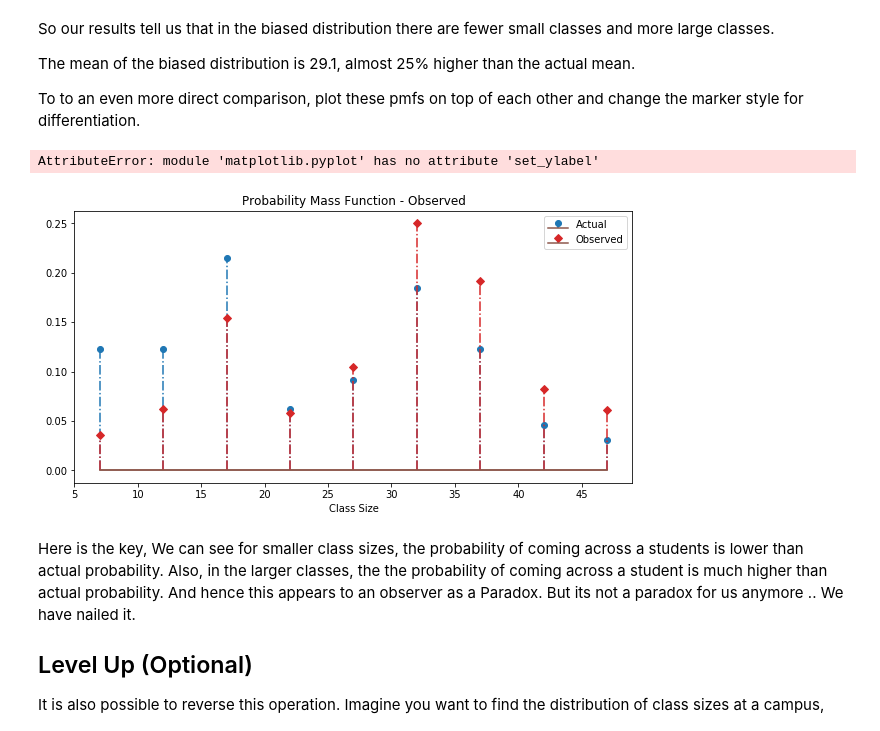
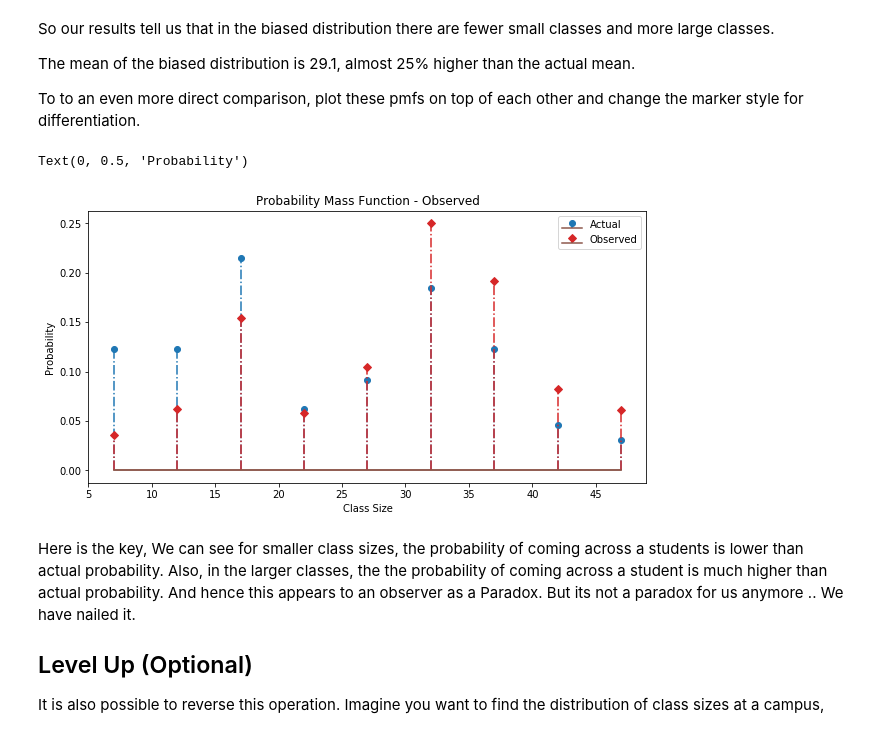
Before and after one commit to georgewillben/dsc-0-09-07-stats-pmf-lab-online-ds-pt-100118, a Jupyter notebook: index.ipynb, the cells around one changed output. Saved outputs shown, nothing was run; the diff lists cells and outputs as text; code cells hidden in the pictures.

```diff
--- a/index.ipynb
+++ b/index.ipynb
@@ -200,15 +200,15 @@ To to an even more direct comparison, plot these pmfs on top of each other and c
 # %%
 # Plot pmfs overlapping
 fig = plt.figure(figsize=(10,5))
 plt.stem(sizes,pmf, linefmt = 'C0-.',  markerfmt='C0o',  basefmt='C5', label='Actual')
 plt.stem(sizes, pmf2, linefmt = 'C3-.',  markerfmt='C3D',  basefmt='C5', label='Observed')
 plt.legend()
 plt.title('Probability Mass Function - Observed')
 plt.xlabel('Class Size')
-plt.set_ylabel('Probability')
+plt.ylabel('Probability')
 # %% [output]
-AttributeError: module 'matplotlib.pyplot' has no attribute 'set_ylabel'
+Text(0, 0.5, 'Probability')
-[figure, old version]
+[figure, new version]
 # %% [markdown]
 Here is the key, We can see for smaller class sizes, the probability of coming across a students is lower than actual probability. Also, in the larger classes, the the probability of coming across a student is much higher than actual probability. And hence this appears to an observer as a Paradox. But its not a paradox for us anymore .. We have nailed it.
 
```
